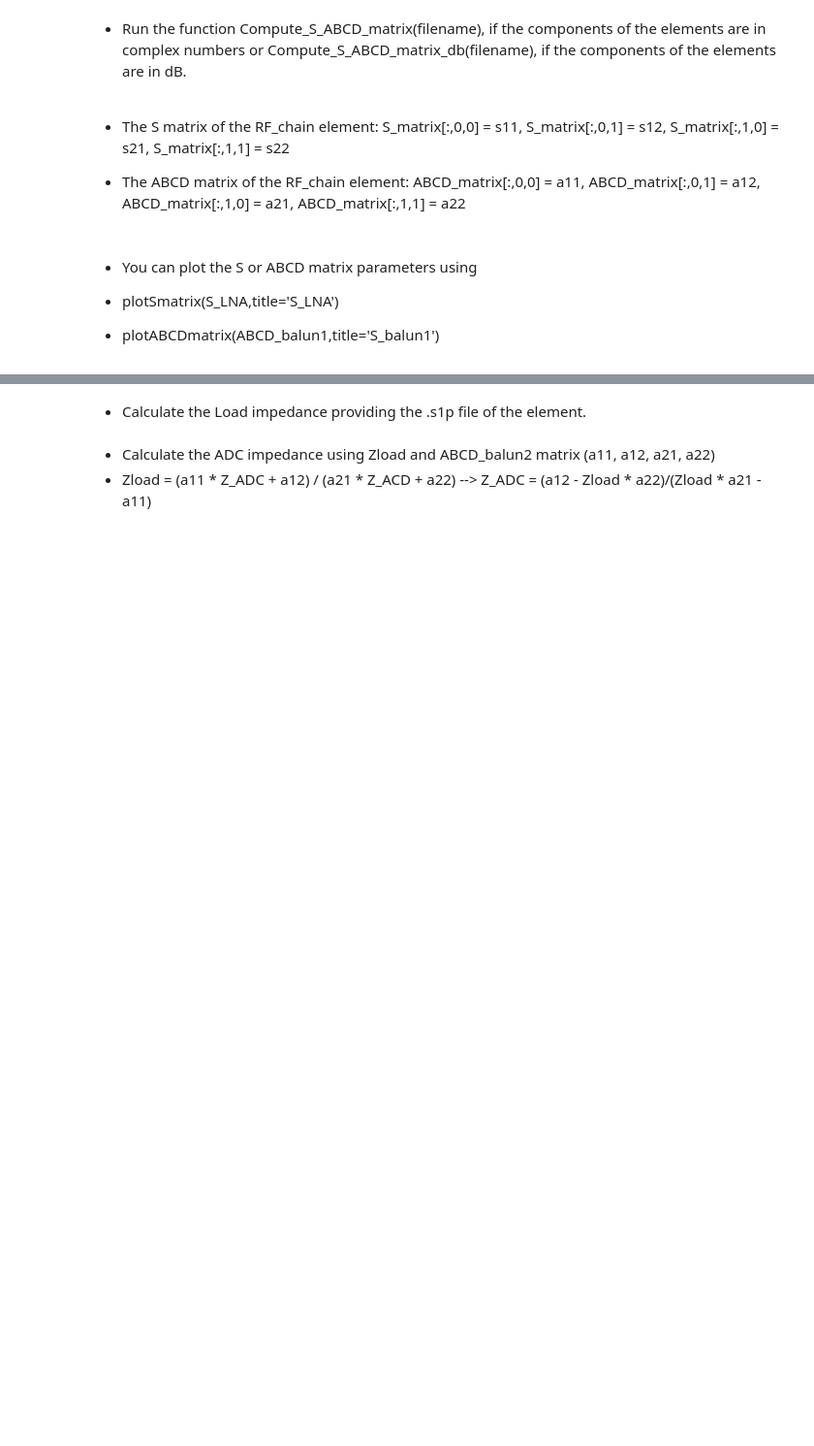
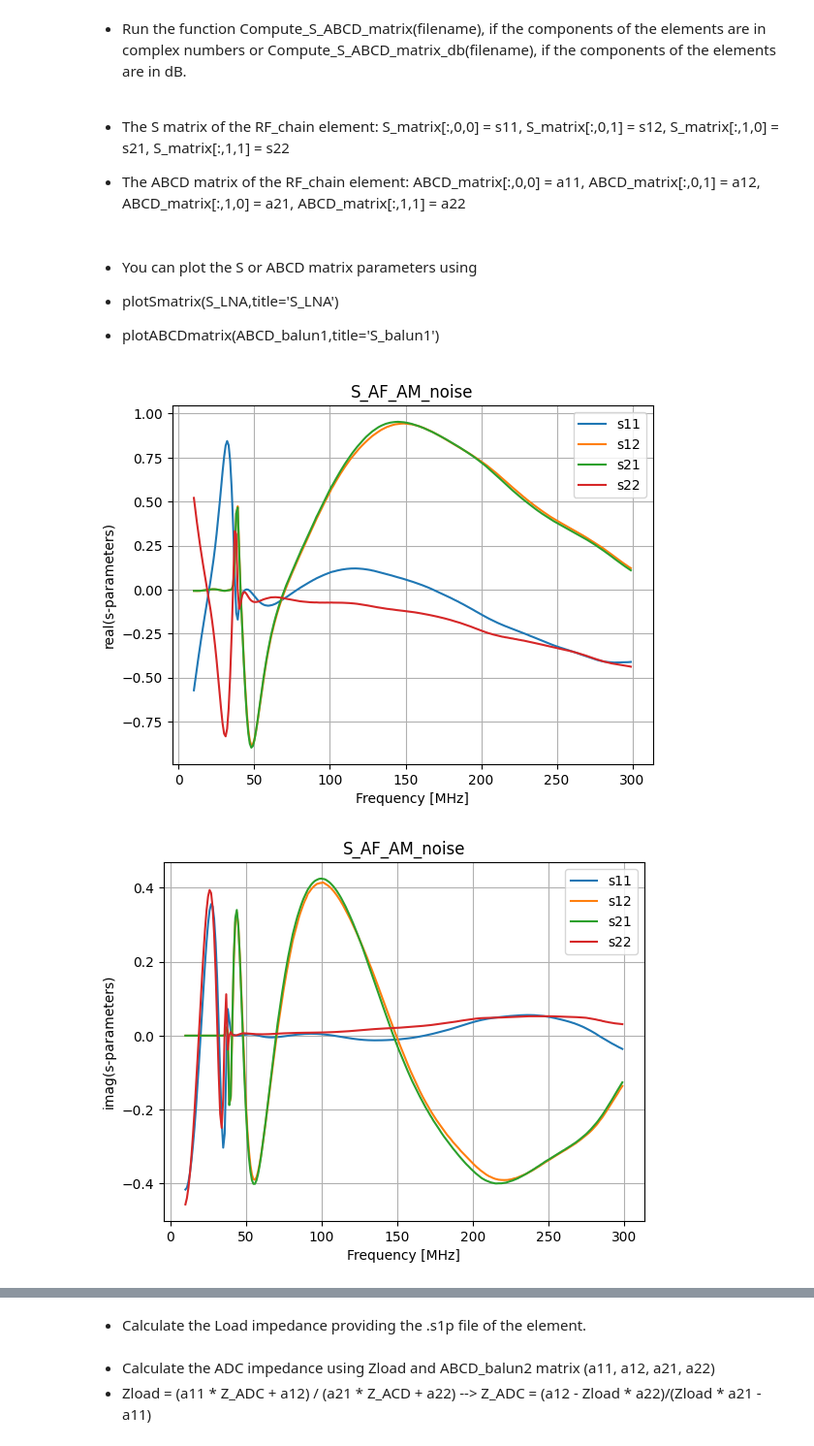
Before and after one commit to grand-mother/grand, a Jupyter notebook: examples/read_modify_RF_chain_elements.ipynb, the cells around one changed output, grey strips where cells are left out. Shown at 97% size. Cells and saved outputs as stored; diff of their text form; code cells hidden in the pictures; blank space fills up the shorter version.

```diff
--- a/examples/read_modify_RF_chain_elements.ipynb
+++ b/examples/read_modify_RF_chain_elements.ipynb
@@ -288,5 +286,8 @@ S_balun2, ABCD_balun2 = Compute_S_ABCD_matrix("balun_before_ad.s2p")
 
 - plotABCDmatrix(ABCD_balun1,title='S_balun1')
 # %%
-#plotSmatrix(S_AF_AM_noise,title='S_AF_AM_noise')
-#plotABCDmatrix(ABCD_AF_AM_noise,title='ABCD_AF_AM_noise')
+plotSmatrix(S_AF_AM_noise,title='S_AF_AM_noise')
+plotABCDmatrix(ABCD_AF_AM_noise,title='ABCD_AF_AM_noise')
+# %% [output]
+[figure, added]
+[figure, added]
```
Also changed, not shown: parts of 6 cells of this notebook, 8 other files.
